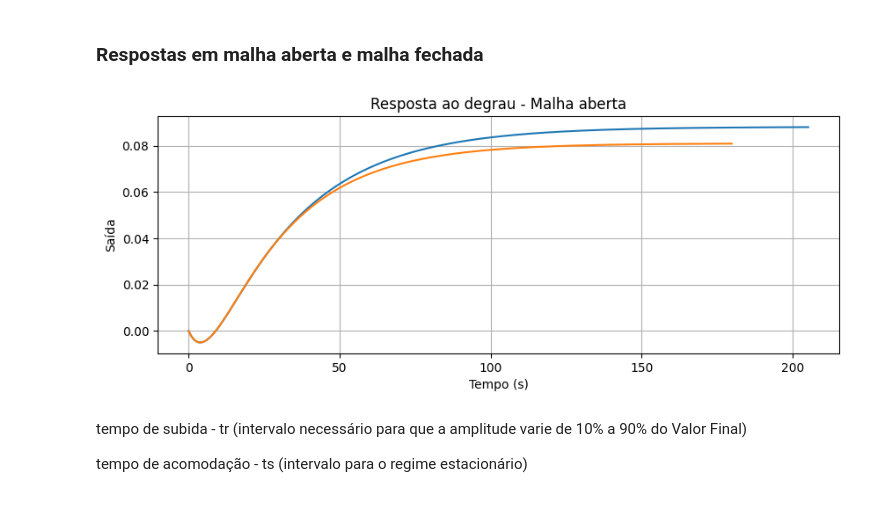
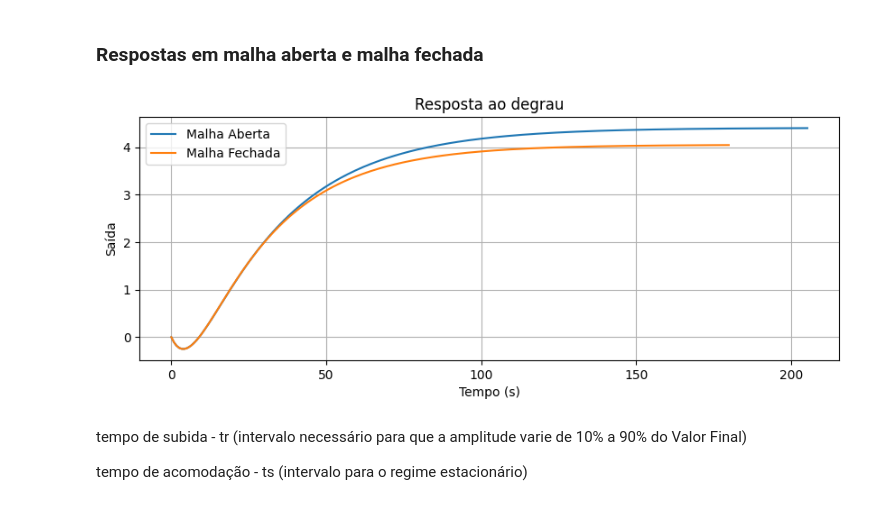
Before and after one commit to natalia-batista/Projeto-C13-, a Jupyter notebook: SistemasEmbarcados.ipynb, the cells around one changed output. Saved outputs shown, nothing was run; the diff lists cells and outputs as text; code cells hidden in the pictures.

```diff
--- a/SistemasEmbarcados.ipynb
+++ b/SistemasEmbarcados.ipynb
@@ -224,24 +224,27 @@ Outputs (1): ['y[0]']
 # %% [markdown]
 ### Respostas em malha aberta e malha fechada
 # %%
-t_ma, y_ma = ct.step_response(H)
+t_ma, y_ma = ct.step_response(H) # set point 50 do degrau
+y_ma *= 50
 
 T = ct.feedback(H, 1)
 t_mf, y_mf = ct.step_response(T)
+y_mf *= 50
 
 plt.figure(figsize=(10,3.5))
 
 plt.plot(t_ma, y_ma, label='Malha Aberta')
 plt.plot(t_mf, y_mf, label = 'Malha Fechada')
 
 plt.xlabel('Tempo (s)')
 plt.ylabel('Saída')
-plt.title('Resposta ao degrau - Malha aberta')
+plt.title('Resposta ao degrau')
+plt.legend()
 plt.grid()
 plt.show()
 # y_ma = y0 + delta_u * y_ma
 # %% [output]
-[figure, old version]
+[figure, new version]
 # %% [markdown]
 tempo de subida - tr (intervalo necessário para que a amplitude varie de 10% a 90% do Valor Final)
 
```
Also changed, not shown: parts of 2 cells of this notebook.
